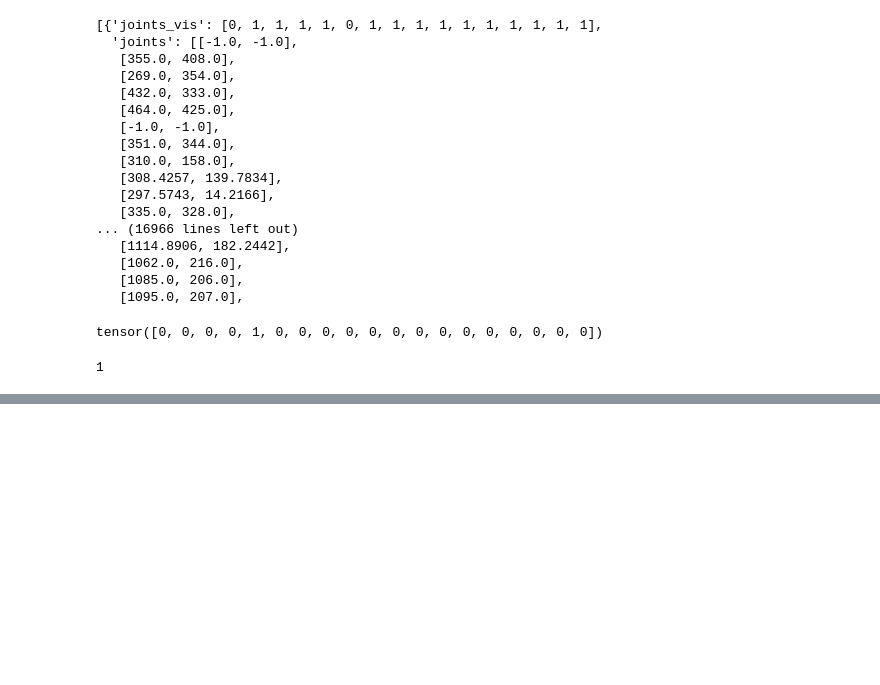
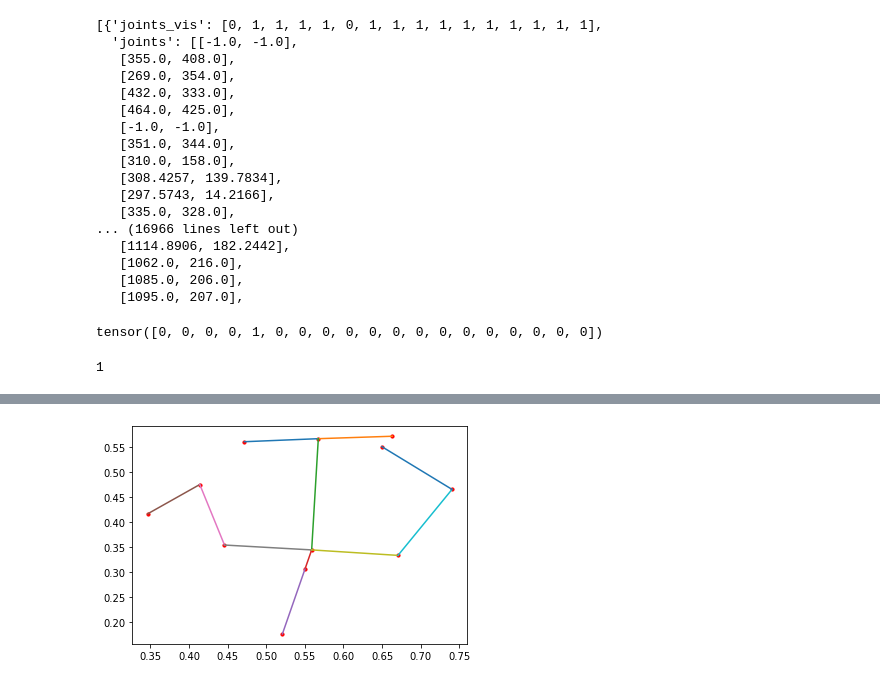
Before and after one commit to TayaPenskaya/Diploma, a Jupyter notebook: pose2pose/scripts/preparing_mpii.ipynb, the cells around one changed output, grey strips where cells are left out. Drawn from its saved outputs; the diff is of its cells as text; code cells hidden in the pictures; blank space fills up the shorter version.

```diff
--- a/pose2pose/scripts/preparing_mpii.ipynb
+++ b/pose2pose/scripts/preparing_mpii.ipynb
@@ -200,0 +203,45 @@ tensor([[1, 0, 0, 0, 0, 0, 0, 0, 0, 0, 0, 0, 0, 0, 0, 0, 0, 0, 0],
+# %%
+j = [[-0.0078, -0.0078],
+        [-0.0078, -0.0078],
+        [ 0.4718,  0.5616],
+        [ 0.6633,  0.5726],
+        [-0.0078, -0.0078],
+        [-0.0078, -0.0078],
+        [ 0.5675,  0.5677],
+        [ 0.5589,  0.3442],
+        [ 0.5502,  0.3055],
+        [ 0.5210,  0.1754],
+        [ 0.3465,  0.4167],
+        [ 0.4140,  0.4756],
+        [ 0.4460,  0.3540],
+        [ 0.6707,  0.3332],
+        [ 0.7407,  0.4658],
+        [ 0.6498,  0.5517]]
+# %%
+lines = [(0,1),(1,2),(2,6),(6,3),(3,4),(4,5),(6,7),(7,8),(8,9),(10,11),(11,12),(12,7),(7,13),(13,14),(14,15)]
+# %%
+import matplotlib.pyplot as plt
+import matplotlib.patches as patches
+import cv2
+import numpy as np
+
+def draw_keypoints(kps):
+    joints = []
+    for i in range(len(kps)):
+        joint = kps[i]
+        joint_x = joint[0]
+        joint_y = joint[1]
+        if (joint_x > 0):
+            plt.scatter(joint_x, joint_y, s=10, c='red', marker='o', label=i)
+    for l in lines:
+        j1 = kps[l[0]]
+        j2 = kps[l[1]]
+        if (j1[0] > 0 and j2[0] > 0):
+            x = [j1[0], j2[0]]
+            y = [j1[1], j2[1]]
+            plt.plot(x, y)
+    plt.show()
+# %%
+draw_keypoints(j)
+# %% [output]
+[figure, added]
```
Also changed, not shown: parts of 4 cells of this notebook, 1 other file.
